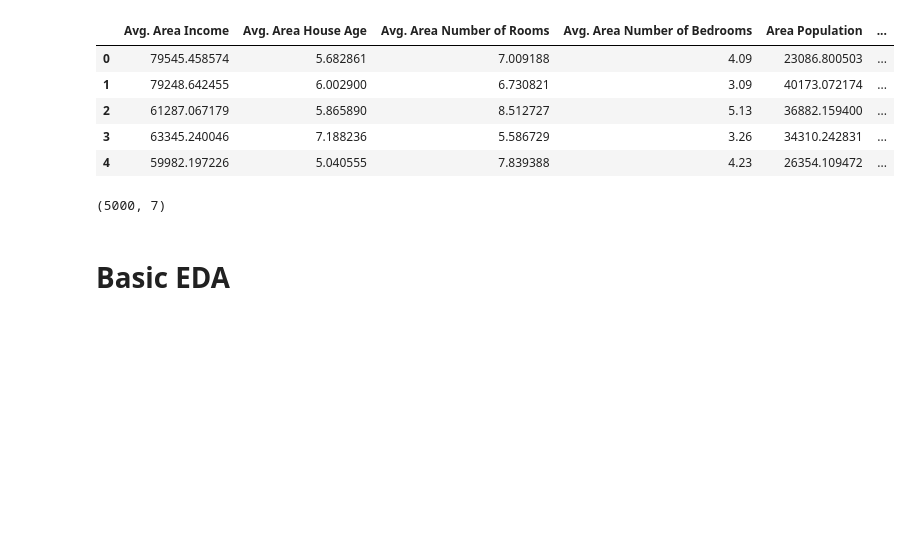
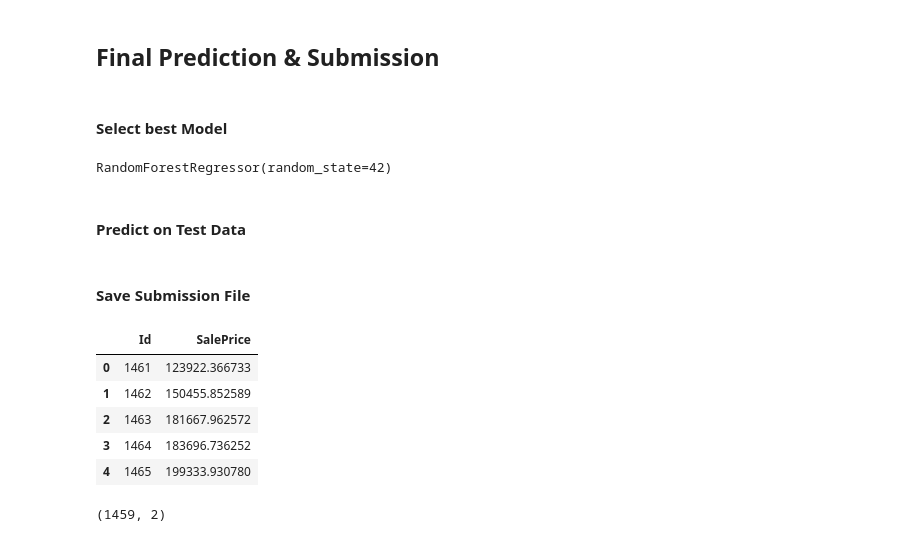
Before and after one commit to HimankPatidar/Advance_House_Price_Prediction, a Jupyter notebook: advance-house-price-prediction.ipynb, the cells around one changed output. Cells and saved outputs as stored; diff of their text form; code cells hidden in the pictures; blank space fills up the shorter version.

Commit message:
Kaggle Notebook | Advance - House Price Prediction | Version 1

```diff
--- a/advance-house-price-prediction.ipynb
+++ b/advance-house-price-prediction.ipynb
@@ -40,0 +252,11 @@ warnings.filterwarnings("ignore")
+# %% [markdown]
+## Final Prediction & Submission
+# %% [markdown]
+#### Select best Model
+# %%
+best_model = RandomForestRegressor(n_estimators=100, random_state=42)
+best_model.fit(X_scaled, y_log)  # Train on full dataset
+# %% [output]
+RandomForestRegressor(random_state=42)
+# %% [markdown]
+#### Predict on Test Data
@@ -40,0 +266,2 @@ warnings.filterwarnings("ignore")
+# %% [markdown]
+#### Save Submission File
@@ -41,16 +271,14 @@ warnings.filterwarnings("ignore")
 # %%
-df = pd.read_csv("/kaggle/input/usa-housing/USA_Housing.csv")
+df = pd.read_csv("submission.csv")
 df.head()
 # %% [output]
-|  | Avg. Area Income | Avg. Area House Age | Avg. Area Number of Rooms | Avg. Area Number of Bedrooms | Area Population | ... |
-| 0 | 79545.458574 | 5.682861 | 7.009188 | 4.09 | 23086.800503 | ... |
-| 1 | 79248.642455 | 6.002900 | 6.730821 | 3.09 | 40173.072174 | ... |
-| 2 | 61287.067179 | 5.865890 | 8.512727 | 5.13 | 36882.159400 | ... |
-| 3 | 63345.240046 | 7.188236 | 5.586729 | 3.26 | 34310.242831 | ... |
-| 4 | 59982.197226 | 5.040555 | 7.839388 | 4.23 | 26354.109472 | ... |
+|  | Id | SalePrice |
+| 0 | 1461 | 123922.366733 |
+| 1 | 1462 | 150455.852589 |
+| 2 | 1463 | 181667.962572 |
+| 3 | 1464 | 183696.736252 |
+| 4 | 1465 | 199333.930780 |
 # %%
 df.shape
 # %% [output]
-(5000, 7)
+(1459, 2)
-# %% [markdown]
-# Basic EDA
```
Also changed, not shown: parts of 123 cells of this notebook.
